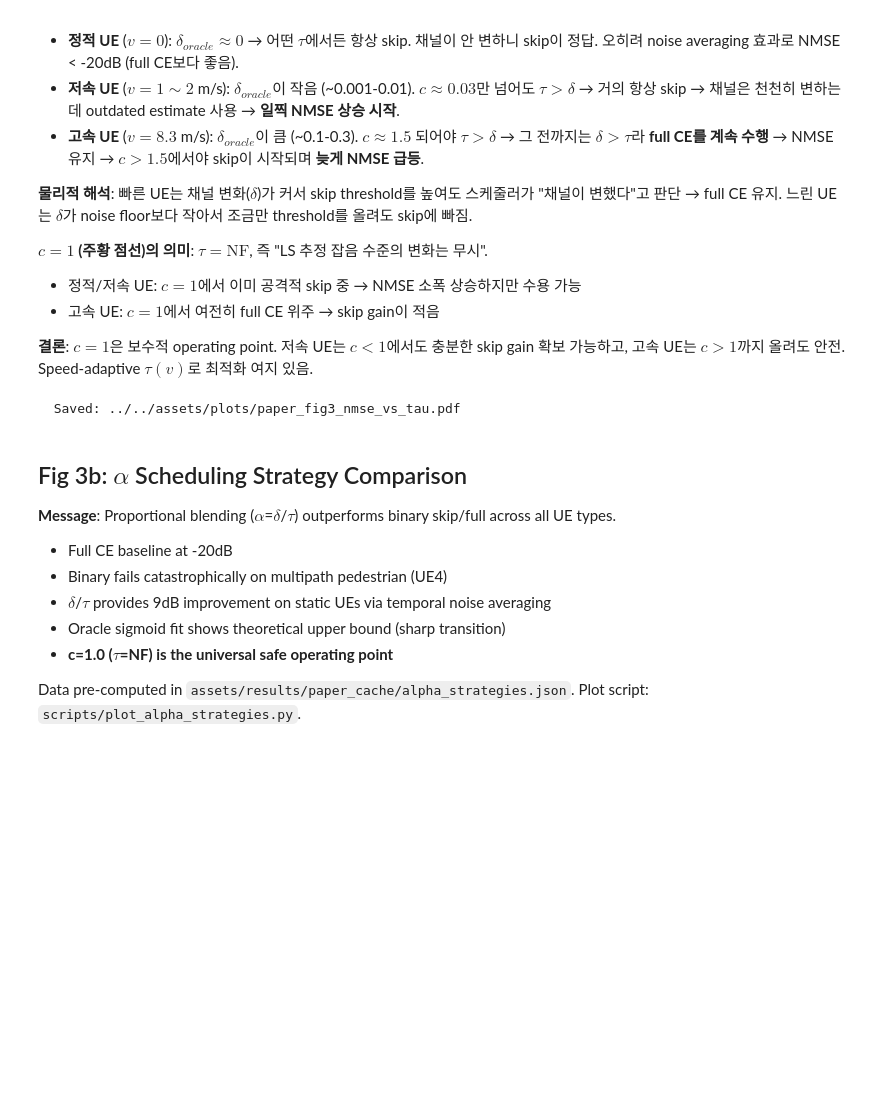
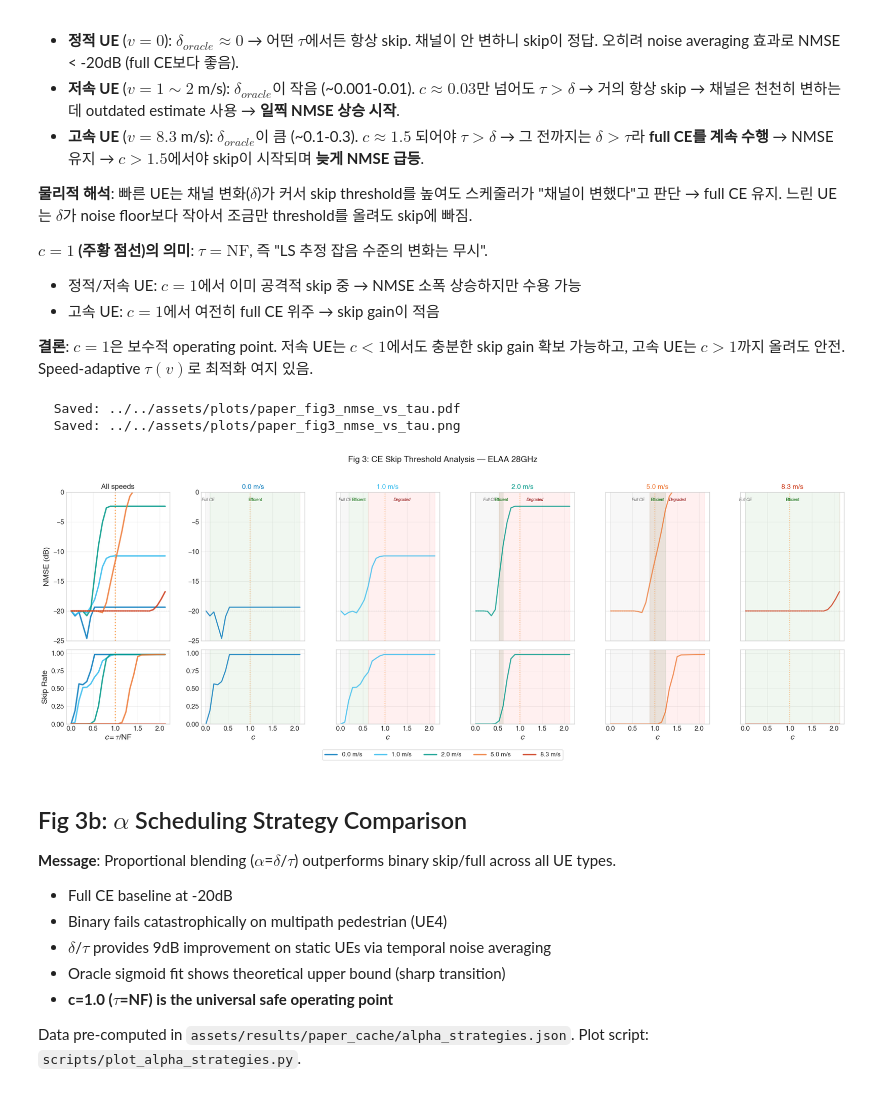
Before and after one commit to sungminlee114/6g-collaborative_bs, a Jupyter notebook: src/experiments/paper1.ipynb, the cells around one changed output. Saved outputs shown, nothing was run; the diff lists cells and outputs as text; code cells hidden in the pictures; blank space fills up the shorter version.

Commit message:
Fix Fig 3 zone logic: handle fast UEs that never skip
3 cases:
- Never skips (8.3 m/s): entire range gray "Full CE (no skip opportunity)"
- Skips but never degrades (0 m/s): gray → green only
- Full 3-zone: gray → green → red

Co-Authored-By: Claude Opus 4.6 (1M context) <noreply@anthropic.com>

```diff
--- a/src/experiments/paper1.ipynb
+++ b/src/experiments/paper1.ipynb
@@ -426,23 +426,41 @@ for preset in PRESETS:
             avg_nmse = np.mean(all_nmses, axis=0)
             avg_sr = np.mean(all_srs, axis=0)
             baseline = avg_nmse[0]
+            c_max = c_vals[-1]
             # Zone 1→2: skip rate > 10% (skipping starts)
-            start_idx = next((i for i, s in enumerate(avg_sr) if s > 0.1), 0)
-            c_start = c_vals[start_idx]
+            start_gen = (i for i, s in enumerate(avg_sr) if s > 0.1)
+            start_idx = next(start_gen, None)
             # Zone 2→3: NMSE > baseline * 2 (3dB degradation)
-            degrade_idx = next((i for i, n in enumerate(avg_nmse) if n > baseline * 2), len(avg_nmse) - 1)
-            c_degrade = c_vals[degrade_idx]
-            c_max = c_vals[-1]
-            for ax in [ax_n, ax_s]:
-                ax.axvspan(0, c_start, alpha=0.06, color="gray")
-                ax.axvspan(c_start, c_degrade, alpha=0.06, color="green")
-                ax.axvspan(c_degrade, c_max, alpha=0.06, color="red")
-            # Zone labels on NMSE panel
-            ax_n.text((0 + c_start) / 2, -1.5, "Full CE", fontsize=7, ha="center",
-                      color="dimgray", fontstyle="italic")
-            ax_n.text((c_start + c_degrade) / 2, -1.5, "Efficient", fontsize=7, ha="center",
-                      color="darkgreen", fontweight="bold")
-            if c_degrade < c_max * 0.95:
+            degrade_gen = (i for i, n in enumerate(avg_nmse) if n > baseline * 2)
+            degrade_idx = next(degrade_gen, None)
+
+            if start_idx is None:
+                # Never skips meaningfully → entire range is Full CE
+                for ax in [ax_n, ax_s]:
+                    ax.axvspan(0, c_max, alpha=0.06, color="gray")
+                ax_n.text(c_max / 2, -1.5, "Full CE\n(no skip opportunity)",
+                          fontsize=7, ha="center", color="dimgray", fontstyle="italic")
+            elif degrade_idx is None or c_vals[degrade_idx] <= c_vals[start_idx]:
+                # Skips but never degrades → Full CE then Efficient
+                c_start = c_vals[start_idx]
+                for ax in [ax_n, ax_s]:
+                    ax.axvspan(0, c_start, alpha=0.06, color="gray")
+                    ax.axvspan(c_start, c_max, alpha=0.06, color="green")
+                ax_n.text(c_start / 2, -1.5, "Full CE", fontsize=7, ha="center",
+                          color="dimgray", fontstyle="italic")
+                ax_n.text((c_start + c_max) / 2, -1.5, "Efficient", fontsize=7, ha="center",
+                          color="darkgreen", fontweight="bold")
+            else:
+                c_start = c_vals[start_idx]
+                c_degrade = c_vals[degrade_idx]
+                for ax in [ax_n, ax_s]:
+                    ax.axvspan(0, c_start, alpha=0.06, color="gray")
+                    ax.axvspan(c_start, c_degrade, alpha=0.06, color="green")
+                    ax.axvspan(c_degrade, c_max, alpha=0.06, color="red")
+                ax_n.text(c_start / 2, -1.5, "Full CE", fontsize=7, ha="center",
+                          color="dimgray", fontstyle="italic")
+                ax_n.text((c_start + c_degrade) / 2, -1.5, "Efficient", fontsize=7, ha="center",
+                          color="darkgreen", fontweight="bold")
                 ax_n.text((c_degrade + c_max) / 2, -1.5, "Degraded", fontsize=7, ha="center",
                           color="darkred", fontstyle="italic")
 
@@ -451,33 +469,35 @@ for preset in PRESETS:
 
         for u in groups.get(spd_lbl, []):
             results = u["tau_sweep_oracle"]
             c_vals = [t / NOISE_FLOOR for t in thresholds]
             nmses = [10 * np.log10(max(np.mean(r["nmse_arr"]), 1e-30)) for r in results]
             srs = [r["n_skip"] / r["total"] for r in results]
             ax_n.plot(c_vals, nmses, "-", color=color, lw=2, alpha=0.8, label=f"UE{u['uid']}")
             ax_s.plot(c_vals, srs, "-", color=color, lw=2, alpha=0.8)
 
         ax_n.set_ylim(-25, 0)
         ax_n.set_title(f"{spd_lbl} m/s", fontsize=12, color=color, fontweight="bold")
         ax_n.axhline(-20, color="lightgray", ls=":", alpha=0.4)
         if si > 0:
             ax_n.set_yticklabels([])
             ax_s.set_yticklabels([])
         ax_s.set_ylim(0, 1.05)
         ax_s.set_xlabel("$c$")
 
     # Shared horizontal legend below figure
     handles, labels = axes[0, 0].get_legend_handles_labels()
     fig.legend(handles, labels, loc="lower center", ncol=n_speeds + 1,
                fontsize=11, frameon=True, bbox_to_anchor=(0.5, -0.02))
 
     fig.suptitle(f"Fig 3: CE Skip Threshold Analysis — {PRESET_LABELS[preset]}", fontsize=15, y=1.0)
     plt.tight_layout(rect=[0, 0.04, 1, 0.97])
     savefig(fig, "paper_fig3_nmse_vs_tau", Path("../../assets/plots"))
     plt.show()
     plt.close(fig)
 # %% [output]
   Saved: ../../assets/plots/paper_fig3_nmse_vs_tau.pdf
+  Saved: ../../assets/plots/paper_fig3_nmse_vs_tau.png
+[figure, added]
 # %% [markdown]
 ## Fig 3b: $\alpha$ Scheduling Strategy Comparison
 **Message**: Proportional blending ($\alpha$=$\delta$/$\tau$) outperforms binary skip/full across all UE types.
```
